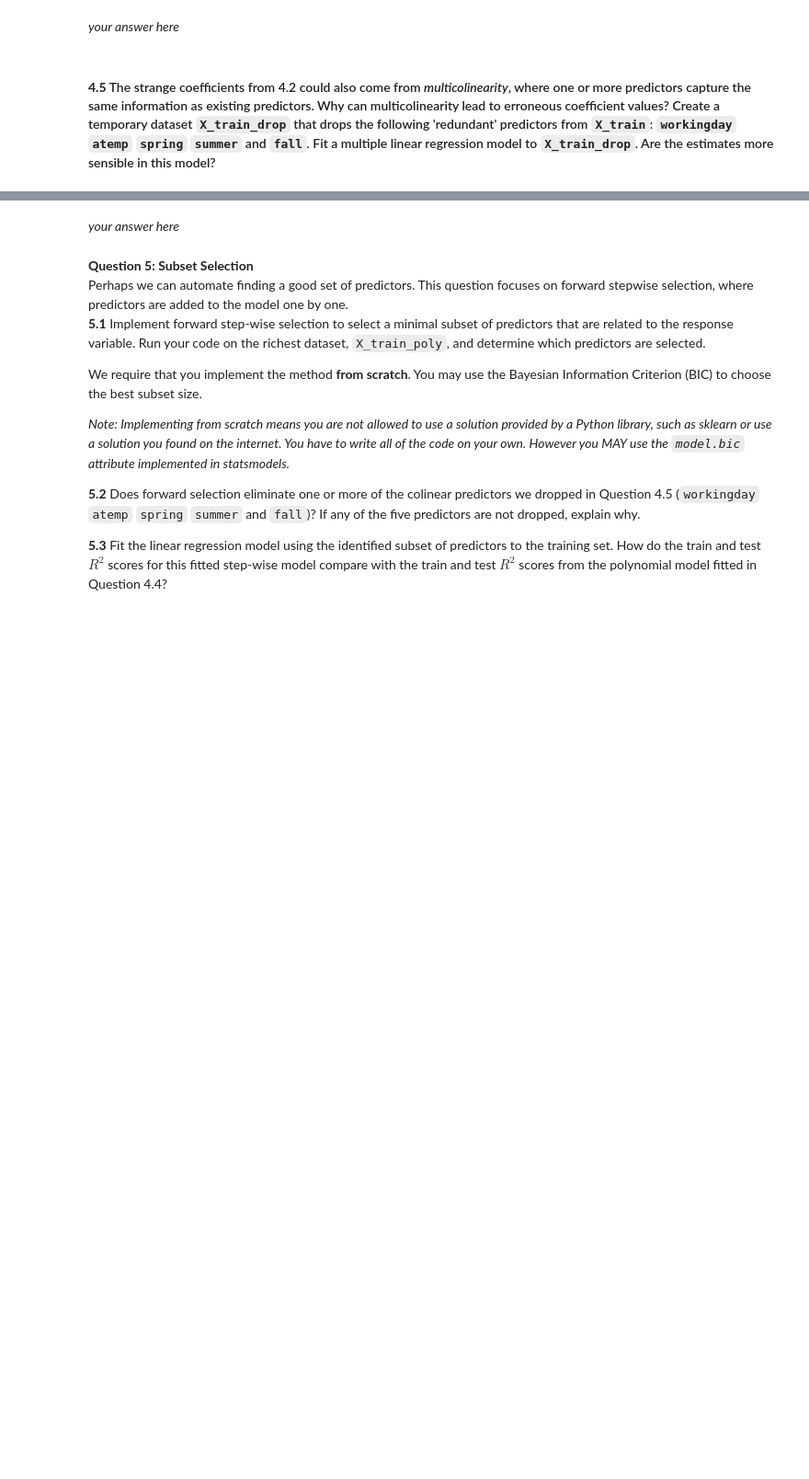
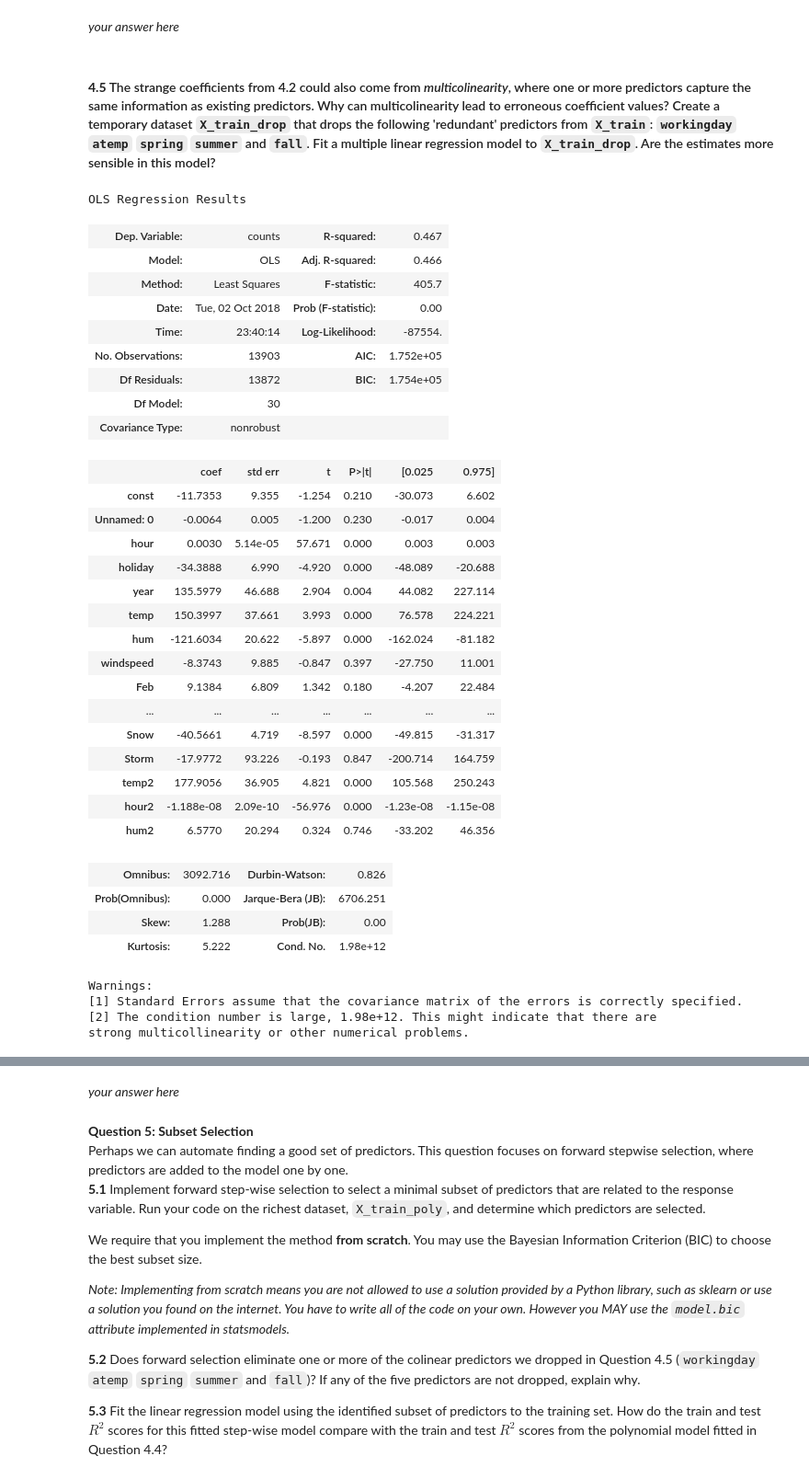
Before and after one commit to tmaounis/cs109a_hw3, a Jupyter notebook: cs109a_hw3_109.ipynb, the cells around one changed output, grey strips where cells are left out. Shown at 92% size. Drawn from its saved outputs; the diff is of its cells as text; code cells hidden in the pictures; blank space fills up the shorter version.

```diff
--- a/cs109a_hw3_109.ipynb
+++ b/cs109a_hw3_109.ipynb
@@ -484,0 +530,41 @@ Text(0,0.5,'Residual Size')
+# %%
+# your code here
+X_train_drop = X_train.drop(['workingday', 'atemp', 'spring', 'summer', 'fall'], axis=1)
+X_test_drop = X_test.drop(['workingday', 'atemp', 'spring', 'summer', 'fall'], axis=1)
+drop_model = OLS(y_train,X_train_drop).fit()
+drop_model.summary()
+# %% [output]
+OLS Regression Results
+| Dep. Variable: | counts | R-squared: | 0.467 |
+| Model: | OLS | Adj. R-squared: | 0.466 |
+| Method: | Least Squares | F-statistic: | 405.7 |
+| Date: | Tue, 02 Oct 2018 | Prob (F-statistic): | 0.00 |
+| Time: | 23:40:14 | Log-Likelihood: | -87554. |
+| No. Observations: | 13903 | AIC: | 1.752e+05 |
+| Df Residuals: | 13872 | BIC: | 1.754e+05 |
+| Df Model: | 30 |  |  |
+| Covariance Type: | nonrobust |  |  |
+|  | coef | std err | t | P>|t| | [0.025 | 0.975] |
+| const | -11.7353 | 9.355 | -1.254 | 0.210 | -30.073 | 6.602 |
+| Unnamed: 0 | -0.0064 | 0.005 | -1.200 | 0.230 | -0.017 | 0.004 |
+| hour | 0.0030 | 5.14e-05 | 57.671 | 0.000 | 0.003 | 0.003 |
+| holiday | -34.3888 | 6.990 | -4.920 | 0.000 | -48.089 | -20.688 |
+| year | 135.5979 | 46.688 | 2.904 | 0.004 | 44.082 | 227.114 |
+| temp | 150.3997 | 37.661 | 3.993 | 0.000 | 76.578 | 224.221 |
+| hum | -121.6034 | 20.622 | -5.897 | 0.000 | -162.024 | -81.182 |
+| windspeed | -8.3743 | 9.885 | -0.847 | 0.397 | -27.750 | 11.001 |
+| Feb | 9.1384 | 6.809 | 1.342 | 0.180 | -4.207 | 22.484 |
+| ... | ... | ... | ... | ... | ... | ... |
+| Snow | -40.5661 | 4.719 | -8.597 | 0.000 | -49.815 | -31.317 |
+| Storm | -17.9772 | 93.226 | -0.193 | 0.847 | -200.714 | 164.759 |
+| temp2 | 177.9056 | 36.905 | 4.821 | 0.000 | 105.568 | 250.243 |
+| hour2 | -1.188e-08 | 2.09e-10 | -56.976 | 0.000 | -1.23e-08 | -1.15e-08 |
+| hum2 | 6.5770 | 20.294 | 0.324 | 0.746 | -33.202 | 46.356 |
+| Omnibus: | 3092.716 | Durbin-Watson: | 0.826 |
+| Prob(Omnibus): | 0.000 | Jarque-Bera (JB): | 6706.251 |
+| Skew: | 1.288 | Prob(JB): | 0.00 |
+| Kurtosis: | 5.222 | Cond. No. | 1.98e+12 |
+Warnings:
+[1] Standard Errors assume that the covariance matrix of the errors is correctly specified.
+[2] The condition number is large, 1.98e+12. This might indicate that there are
+strong multicollinearity or other numerical problems.
```
Also changed, not shown: parts of 5 cells of this notebook.
